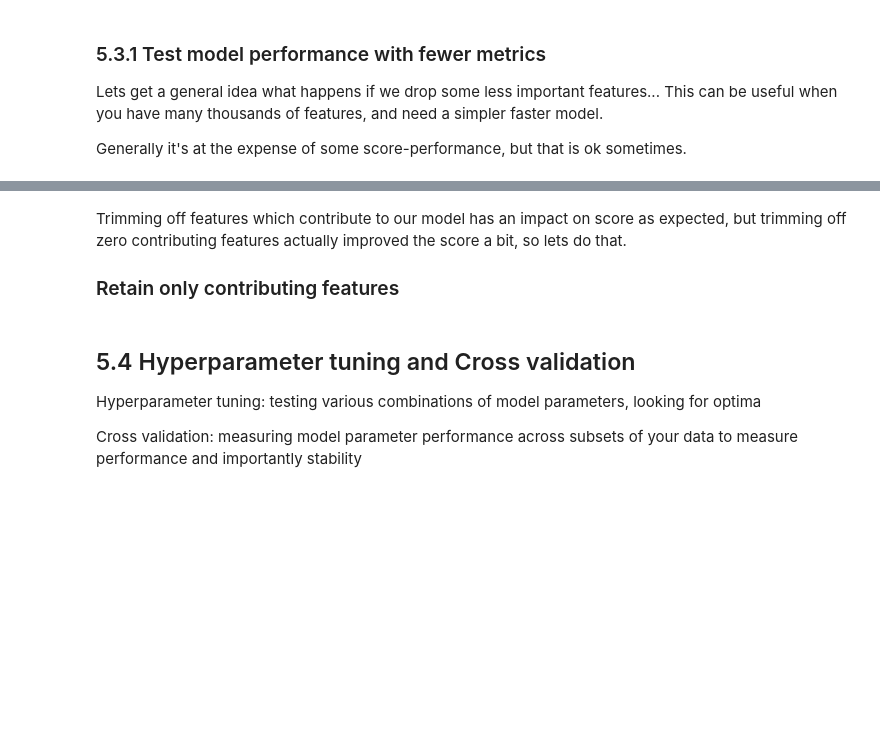
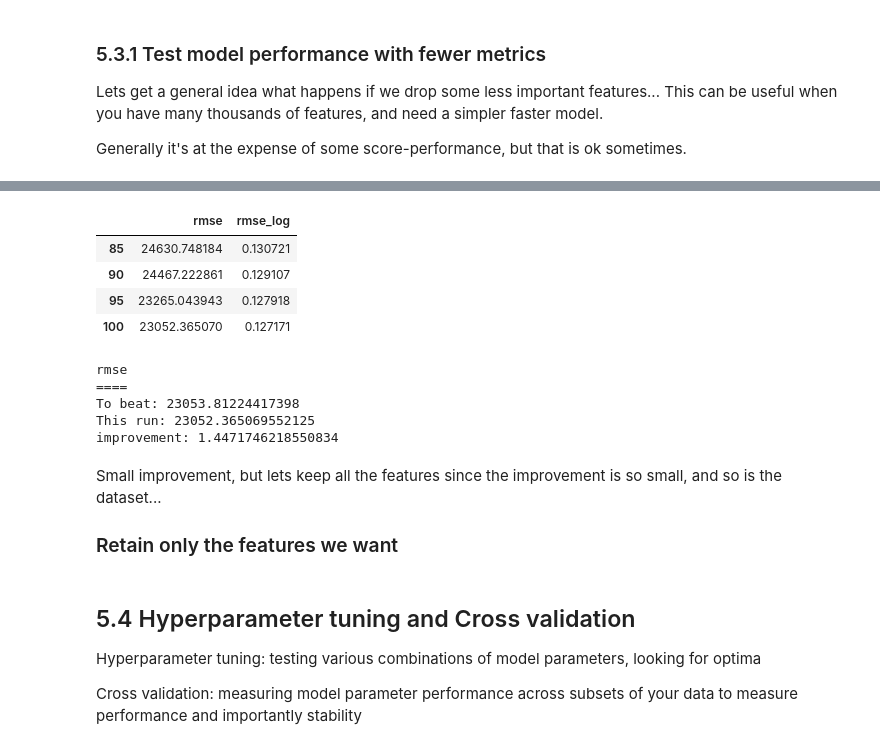
Before and after one commit to philmassie/absa_data_bootcamp_2023, a Jupyter notebook: house_prices.ipynb, the cells around one changed output, grey strips where cells are left out. Drawn from its saved outputs; the diff is of its cells as text; code cells hidden in the pictures; blank space fills up the shorter version.

```diff
--- a/house_prices.ipynb
+++ b/house_prices.ipynb
@@ -649,9 +879,9 @@ def model_feat_test(feature_imp, cutoff):
 # display(feature_imp.tail())
 
 cutoffs = [85, 90, 95, 100]
-results = pd.DataFrame({'rmse':np.nan}, index=cutoffs)
+results = pd.DataFrame({'rmse':np.nan, 'rmse_log':np.nan}, index=cutoffs)
 # results.loc[85]["rmse"] = 5
 # results
 for cutoff in cutoffs:
-    results.loc[cutoff]["rmse"] = model_feat_test(feature_imp, cutoff)
+    results.loc[cutoff]["rmse"], results.loc[cutoff]["rmse_log"] = model_feat_test(feature_imp, cutoff)
     # results.append(model_feat_test(feature_imp, cutoff))
@@ -658,10 +901,25 @@ for cutoff in cutoffs:
 # %%
 display(results)
 rmse_feat = results['rmse'].min()
+rmse_feat_log = results['rmse_log'].min()
+print("rmse")
+print("====")
 print(f"To beat: {rmse_vanilla}")
-print(f"best: {rmse_feat}")
+print(f"This run: {rmse_feat}")
+print(f"improvement: {rmse_vanilla-rmse_feat}")
+# %% [output]
+|  | rmse | rmse_log |
+| 85 | 24630.748184 | 0.130721 |
+| 90 | 24467.222861 | 0.129107 |
+| 95 | 23265.043943 | 0.127918 |
+| 100 | 23052.365070 | 0.127171 |
+rmse
+====
+To beat: 23053.81224417398
+This run: 23052.365069552125
+improvement: 1.4471746218550834
-# %% [markdown]
-Trimming off features which contribute to our model has an impact on score as expected, but trimming off zero contributing features actually improved the score a bit, so lets do that.
-
-### Retain only contributing features
+# %% [markdown]
+Small improvement, but lets keep all the features since the improvement is so small, and so is the dataset...
+
+### Retain only the features we want
 # %%
```
Also changed, not shown: parts of 74 cells of this notebook.
